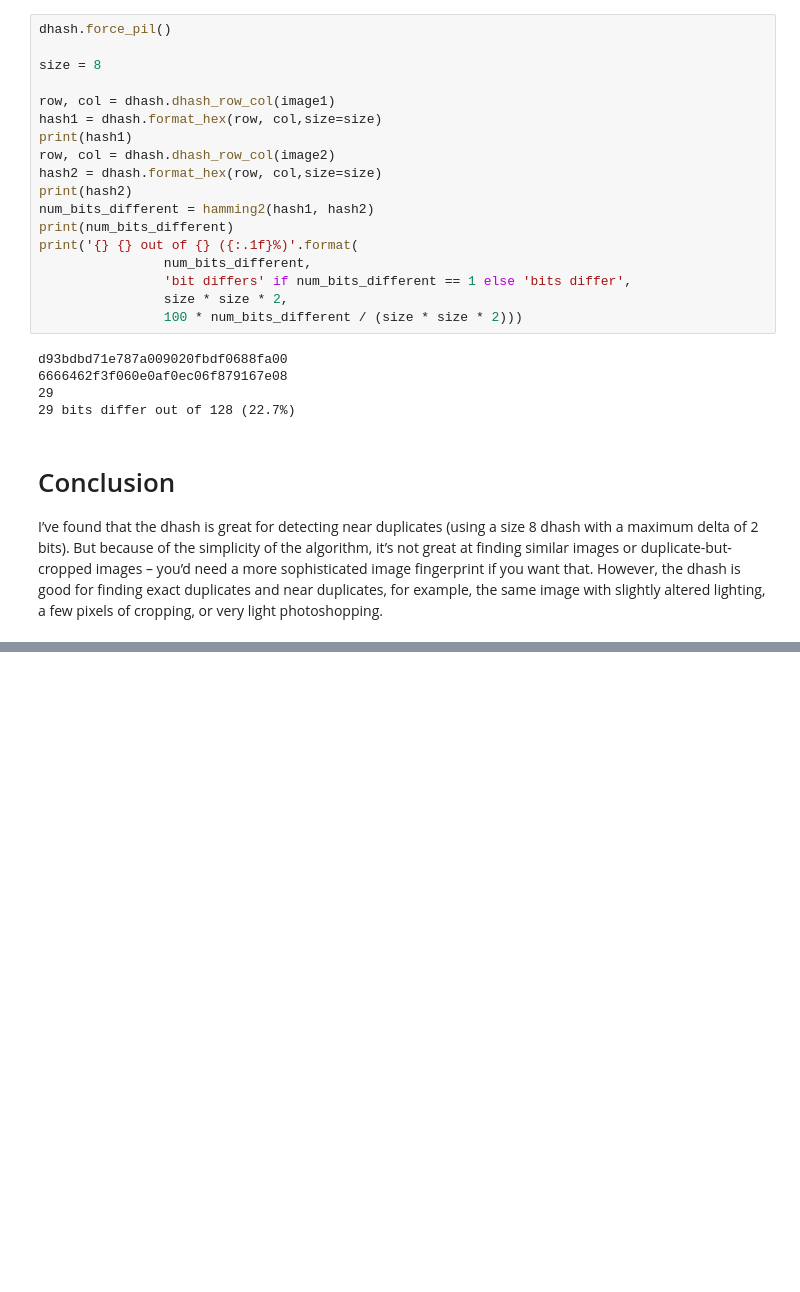
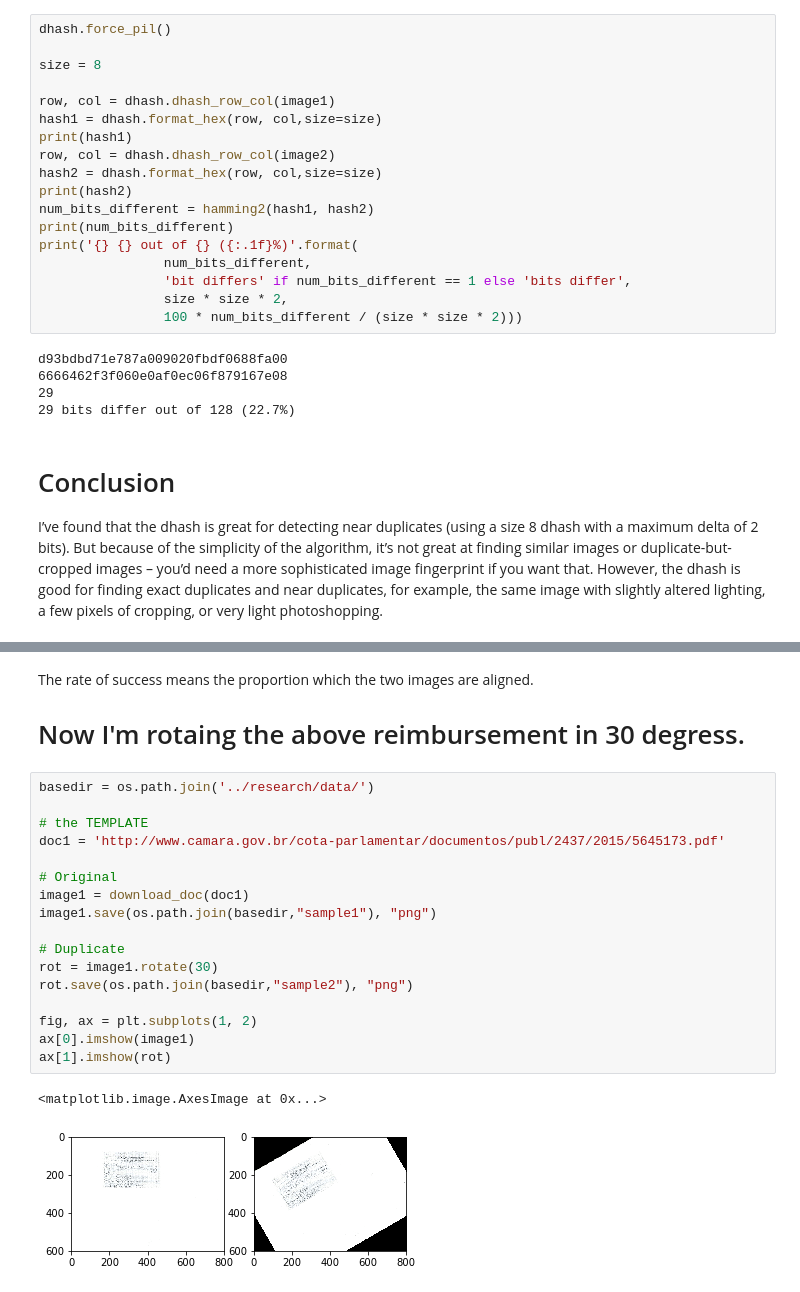
Before and after one commit to okfn-brasil/serenata-de-amor, a Jupyter notebook: research/develop/2017-05-05-silvio-Detecting-duplicates.ipynb, the cells around one changed output, grey strips where cells are left out. Saved outputs shown, nothing was run; the diff lists cells and outputs as text; blank space fills up the shorter version.

```diff
--- a/research/develop/2017-05-05-silvio-Detecting-duplicates.ipynb
+++ b/research/develop/2017-05-05-silvio-Detecting-duplicates.ipynb
@@ -136,0 +226,24 @@ https://vision.ece.ucsb.edu/sites/vision.ece.ucsb.edu/files/publications/pratim_
+# %% [markdown]
+The rate of success means the proportion which the two images are aligned.
+
+# Now I'm rotaing the above reimbursement in 30 degress.
+# %%
+basedir = os.path.join('../research/data/')
+
+# the TEMPLATE
+doc1 = 'http://www.camara.gov.br/cota-parlamentar/documentos/publ/2437/2015/5645173.pdf'
+
+# Original
+image1 = download_doc(doc1)
+image1.save(os.path.join(basedir,"sample1"), "png")
+
+# Duplicate
+rot = image1.rotate(30)
+rot.save(os.path.join(basedir,"sample2"), "png")
+
+fig, ax = plt.subplots(1, 2)
+ax[0].imshow(image1)
+ax[1].imshow(rot)
+# %% [output]
+<matplotlib.image.AxesImage at 0x...>
+[figure, added]
```
Also changed, not shown: parts of 16 cells of this notebook, 3 other files.
